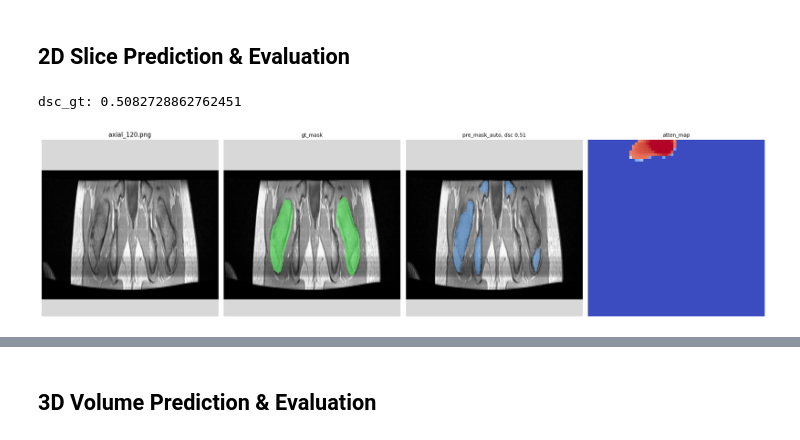
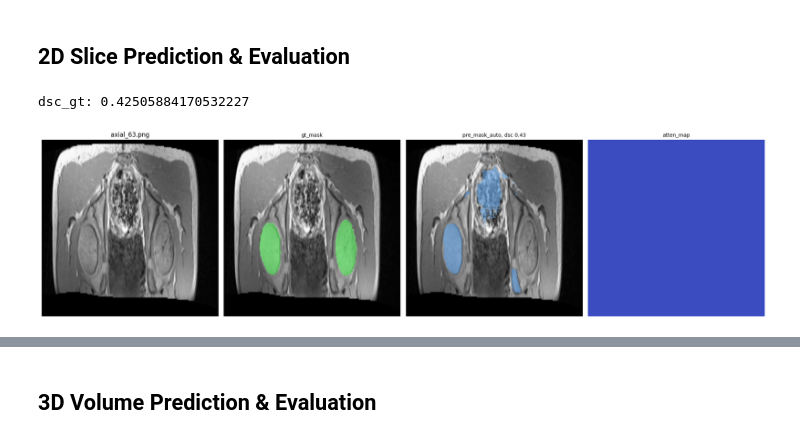
Before and after one commit to liguelangue/SegmentAnyBone, a Jupyter notebook: demo.ipynb, the cells around one changed output, grey strips where cells are left out. Saved outputs shown, nothing was run; the diff lists cells and outputs as text; code cells hidden in the pictures.

```diff
--- a/demo.ipynb
+++ b/demo.ipynb
@@ -233,35 +233,35 @@ def visualizeSlicePrediction(ori_img, image_name, atten_map, msk_gt, mask_pred,
 
     # Display attention map without rotation
     a[3].imshow(atten_map.cpu()[0], vmin=0, vmax=1, cmap='coolwarm')
     a[3].set_title('atten_map', fontsize=10)
     a[3].axis(False)
 
     plt.tight_layout()
 
 # Usage example
 ori_img, predictedSliceMask, atten_map = predictSlice(
     image_name = 'axial',  # Base image name, without slice_id
     lower_percentile = 1,
     upper_percentile = 99,
-    slice_id = 120,  # Slice number
+    slice_id = 63,  # Slice number
     attention_enabled = True
 )
 
 msk_gt, dsc_gt = evaluateSlicePrediction(
     mask_pred = predictedSliceMask,
     mask_name = 'axial',  # Base mask name, without slice_id
-    slice_id = 120
+    slice_id = 63
 )
 
 # visualizeSlicePrediction function remains unchanged
 visualizeSlicePrediction(
     ori_img=ori_img,
-    image_name='axial_120.png',
+    image_name='axial_63.png',
     atten_map=atten_map,
     msk_gt=msk_gt,
     mask_pred=predictedSliceMask,
     dsc_gt=dsc_gt
 )
 # %% [output]
-dsc_gt: 0.5082728862762451
+dsc_gt: 0.42505884170532227
-[figure, old version]
+[figure, new version]
```
Also changed, not shown: parts of 4 cells of this notebook, 16 other files.
